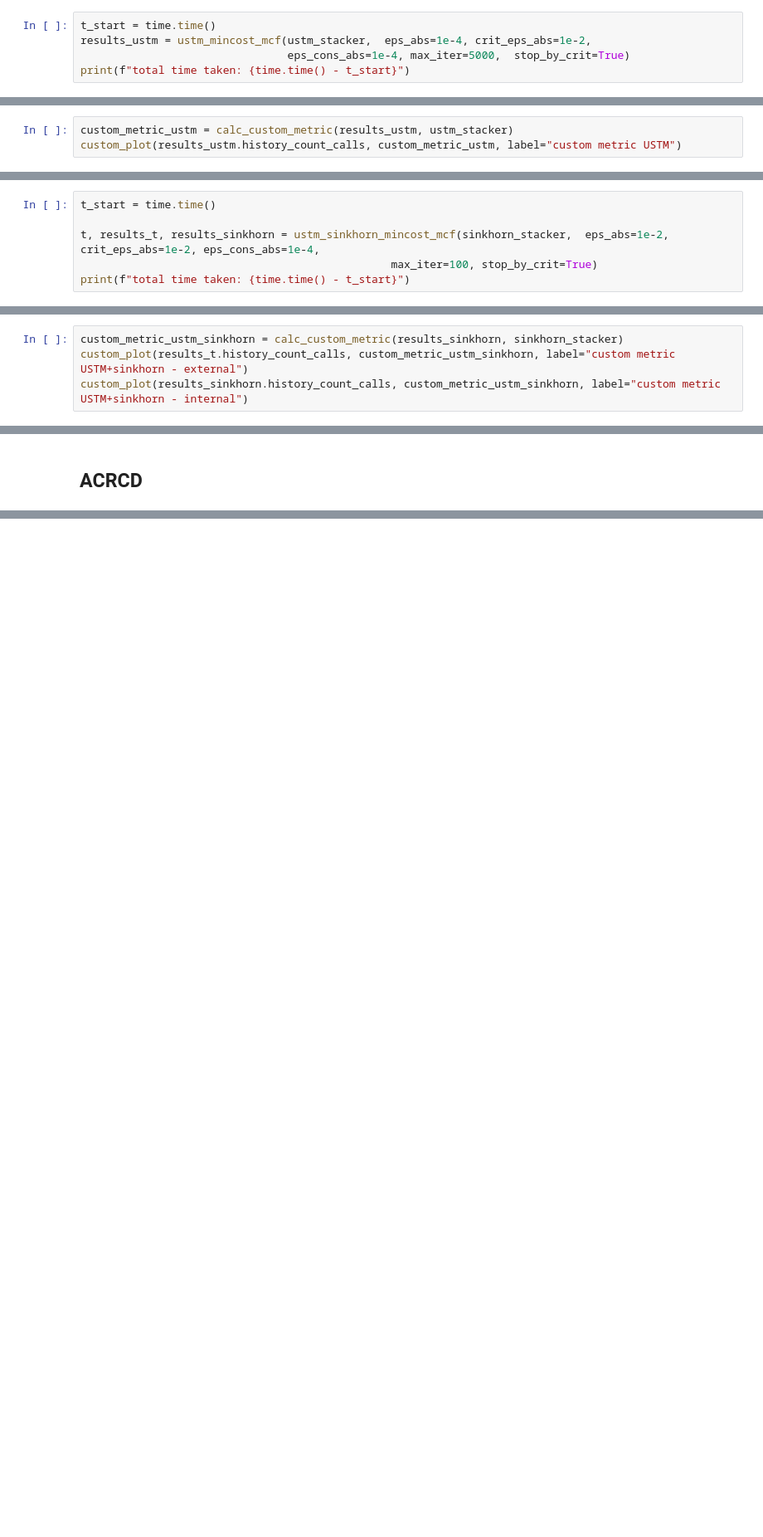
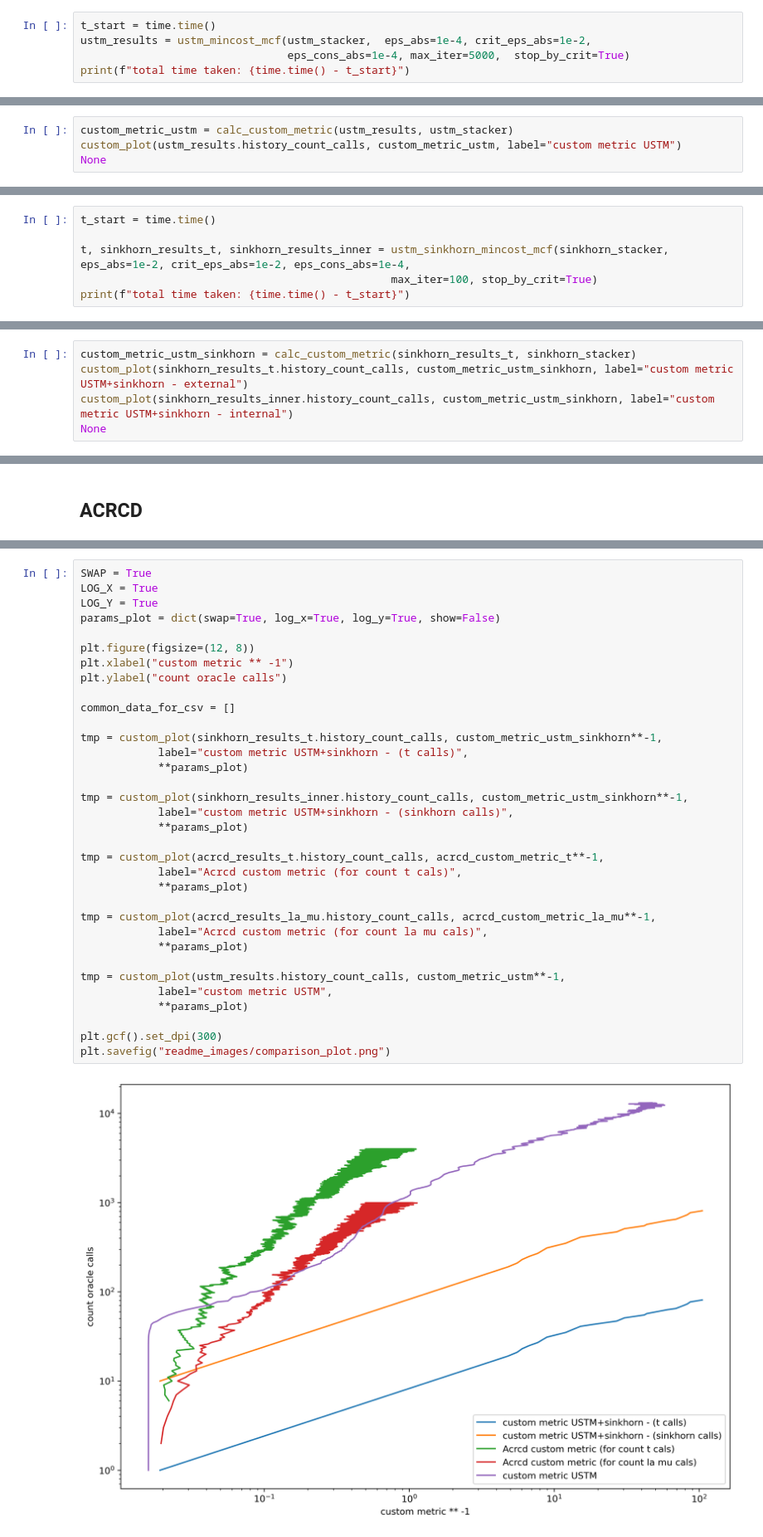
Before and after one commit to Lareton/transport_network_optimization, a Jupyter notebook: testing_all_algos.ipynb, the cells around one changed output, grey strips where cells are left out. Shown at 83% size. Cells and saved outputs as stored; diff of their text form; blank space fills up the shorter version.

```diff
--- a/testing_all_algos.ipynb
+++ b/testing_all_algos.ipynb
@@ -90,7 +96,7 @@ def plot_to_csv(x, y, csv_name):
 ## Testing USTM
 # %%
 t_start = time.time()
-results_ustm = ustm_mincost_mcf(ustm_stacker,  eps_abs=1e-4, crit_eps_abs=1e-2,
+ustm_results = ustm_mincost_mcf(ustm_stacker,  eps_abs=1e-4, crit_eps_abs=1e-2,
                                 eps_cons_abs=1e-4, max_iter=5000,  stop_by_crit=True)
 print(f"total time taken: {time.time() - t_start}")
 # %% [output]
@@ -102,6 +108,7 @@ total time taken: 51.348894119262695
 # %%
-custom_metric_ustm = calc_custom_metric(results_ustm, ustm_stacker)
-custom_plot(results_ustm.history_count_calls, custom_metric_ustm, label="custom metric USTM")
+custom_metric_ustm = calc_custom_metric(ustm_results, ustm_stacker)
+custom_plot(ustm_results.history_count_calls, custom_metric_ustm, label="custom metric USTM")
+None
 # %% [output]
 [figure]
 # %% [markdown]
@@ -109,7 +116,7 @@ custom_plot(results_ustm.history_count_calls, custom_metric_ustm, label="custom
 # %%
 t_start = time.time()
 
-t, results_t, results_sinkhorn = ustm_sinkhorn_mincost_mcf(sinkhorn_stacker,  eps_abs=1e-2, crit_eps_abs=1e-2, eps_cons_abs=1e-4,
+t, sinkhorn_results_t, sinkhorn_results_inner = ustm_sinkhorn_mincost_mcf(sinkhorn_stacker,  eps_abs=1e-2, crit_eps_abs=1e-2, eps_cons_abs=1e-4,
                                                 max_iter=100, stop_by_crit=True)
 print(f"total time taken: {time.time() - t_start}")
 # %% [output]
@@ -119,7 +127,8 @@ STOP BY CRIT!!!
 # %%
-custom_metric_ustm_sinkhorn = calc_custom_metric(results_sinkhorn, sinkhorn_stacker)
-custom_plot(results_t.history_count_calls, custom_metric_ustm_sinkhorn, label="custom metric USTM+sinkhorn - external")
-custom_plot(results_sinkhorn.history_count_calls, custom_metric_ustm_sinkhorn, label="custom metric USTM+sinkhorn - internal")
+custom_metric_ustm_sinkhorn = calc_custom_metric(sinkhorn_results_t, sinkhorn_stacker)
+custom_plot(sinkhorn_results_t.history_count_calls, custom_metric_ustm_sinkhorn, label="custom metric USTM+sinkhorn - external")
+custom_plot(sinkhorn_results_inner.history_count_calls, custom_metric_ustm_sinkhorn, label="custom metric USTM+sinkhorn - internal")
+None
 # %% [output]
 [figure]
 [figure]
@@ -173,0 +157,36 @@ custom_plot(results_ustm.history_count_calls, custom_metric_ustm**-1,
+# %%
+SWAP = True
+LOG_X = True
+LOG_Y = True
+params_plot = dict(swap=True, log_x=True, log_y=True, show=False)
+
+plt.figure(figsize=(12, 8))
+plt.xlabel("custom metric ** -1")
+plt.ylabel("count oracle calls")
+
+common_data_for_csv = []
+
+tmp = custom_plot(sinkhorn_results_t.history_count_calls, custom_metric_ustm_sinkhorn**-1,
+            label="custom metric USTM+sinkhorn - (t calls)",
+            **params_plot)
+
+tmp = custom_plot(sinkhorn_results_inner.history_count_calls, custom_metric_ustm_sinkhorn**-1,
+            label="custom metric USTM+sinkhorn - (sinkhorn calls)",
+            **params_plot)
+
+tmp = custom_plot(acrcd_results_t.history_count_calls, acrcd_custom_metric_t**-1,
+            label="Acrcd custom metric (for count t cals)",
+            **params_plot)
+
+tmp = custom_plot(acrcd_results_la_mu.history_count_calls, acrcd_custom_metric_la_mu**-1,
+            label="Acrcd custom metric (for count la mu cals)",
+            **params_plot)
+
+tmp = custom_plot(ustm_results.history_count_calls, custom_metric_ustm**-1,
+            label="custom metric USTM",
+            **params_plot)
+
+plt.gcf().set_dpi(300)
+plt.savefig("readme_images/comparison_plot.png")
+# %% [output]
+[figure, added]
```
Also changed, not shown: parts of 9 cells of this notebook.
